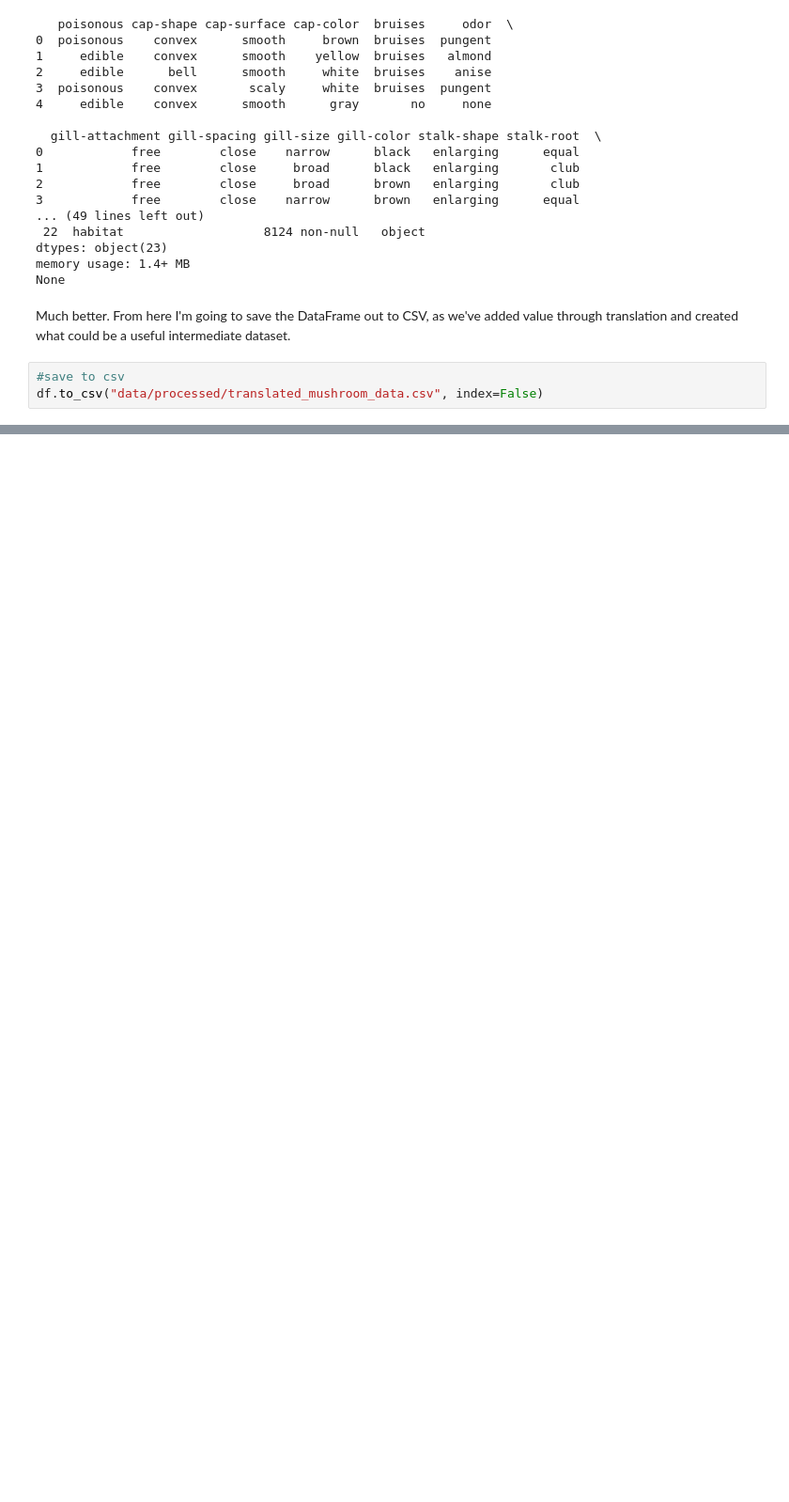
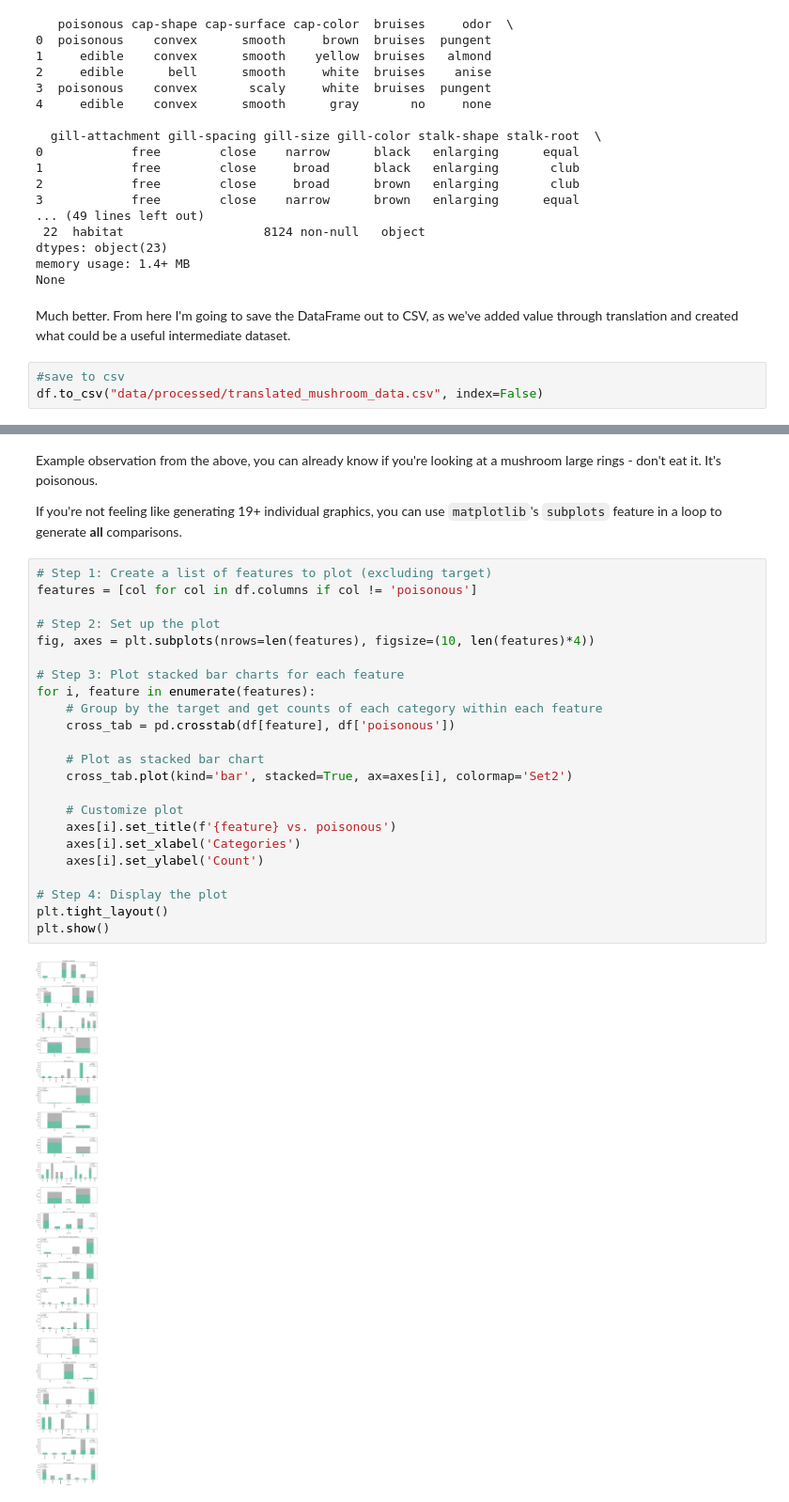
Before and after one commit to aarongilly/44-670-midterm, a Jupyter notebook: midterm_gillespie.ipynb, the cells around one changed output, grey strips where cells are left out. Shown at 94% size. Saved outputs shown, nothing was run; the diff lists cells and outputs as text; blank space fills up the shorter version.

```diff
--- a/midterm_gillespie.ipynb
+++ b/midterm_gillespie.ipynb
@@ -188,0 +295,29 @@ Another potential (at this point) issue is that **all features are currently tex
+# %% [markdown]
+Example observation from the above, you can already know if you're looking at a mushroom large rings - don't eat it. It's poisonous.
+
+If you're not feeling like generating 19+ individual graphics, you can use `matplotlib`'s `subplots` feature in a loop to generate **all** comparisons.
+# %%
+# Step 1: Create a list of features to plot (excluding target)
+features = [col for col in df.columns if col != 'poisonous']
+
+# Step 2: Set up the plot
+fig, axes = plt.subplots(nrows=len(features), figsize=(10, len(features)*4))
+
+# Step 3: Plot stacked bar charts for each feature
+for i, feature in enumerate(features):
+    # Group by the target and get counts of each category within each feature
+    cross_tab = pd.crosstab(df[feature], df['poisonous'])
+
+    # Plot as stacked bar chart
+    cross_tab.plot(kind='bar', stacked=True, ax=axes[i], colormap='Set2')
+
+    # Customize plot
+    axes[i].set_title(f'{feature} vs. poisonous')
+    axes[i].set_xlabel('Categories')
+    axes[i].set_ylabel('Count')
+
+# Step 4: Display the plot
+plt.tight_layout()
+plt.show()
+# %% [output]
+[figure, added]
```
Also changed, not shown: parts of 52 cells of this notebook, 4 other files.
